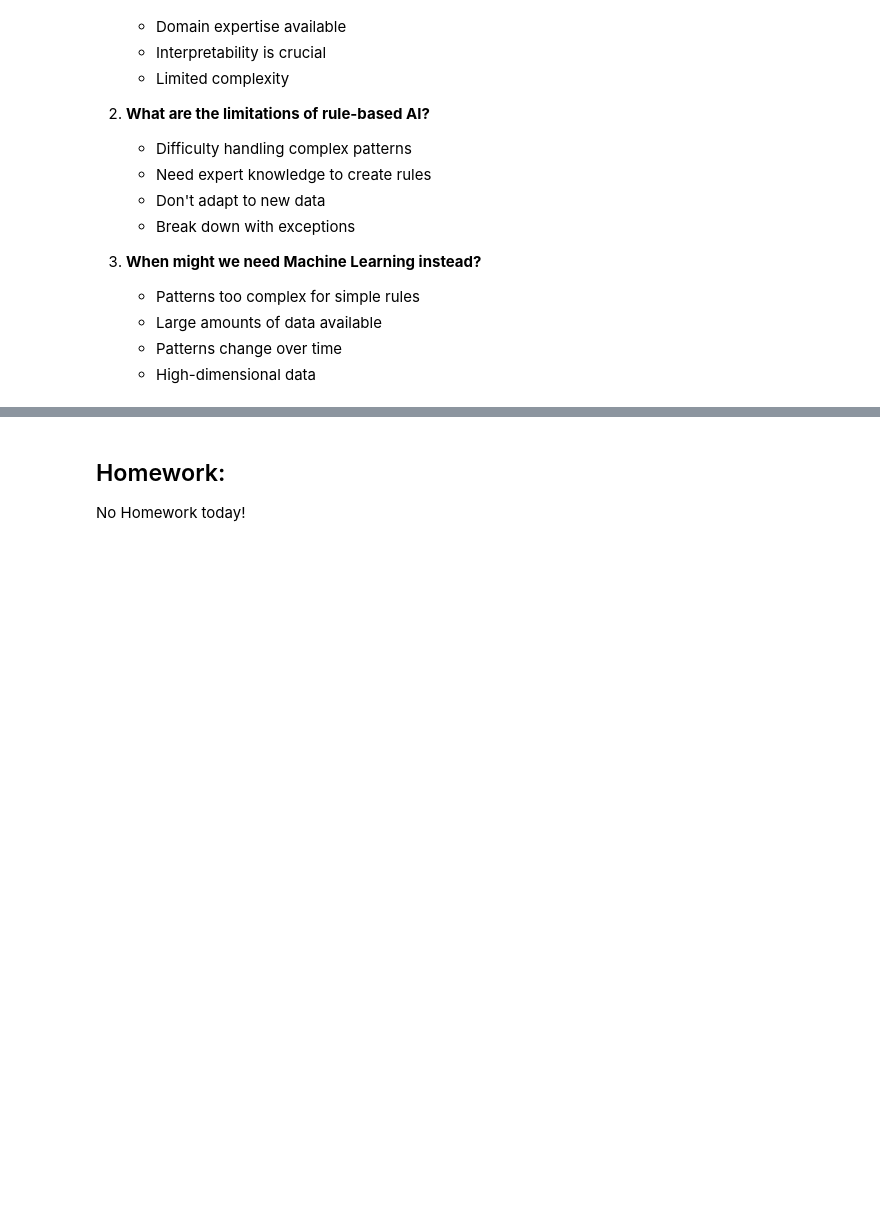
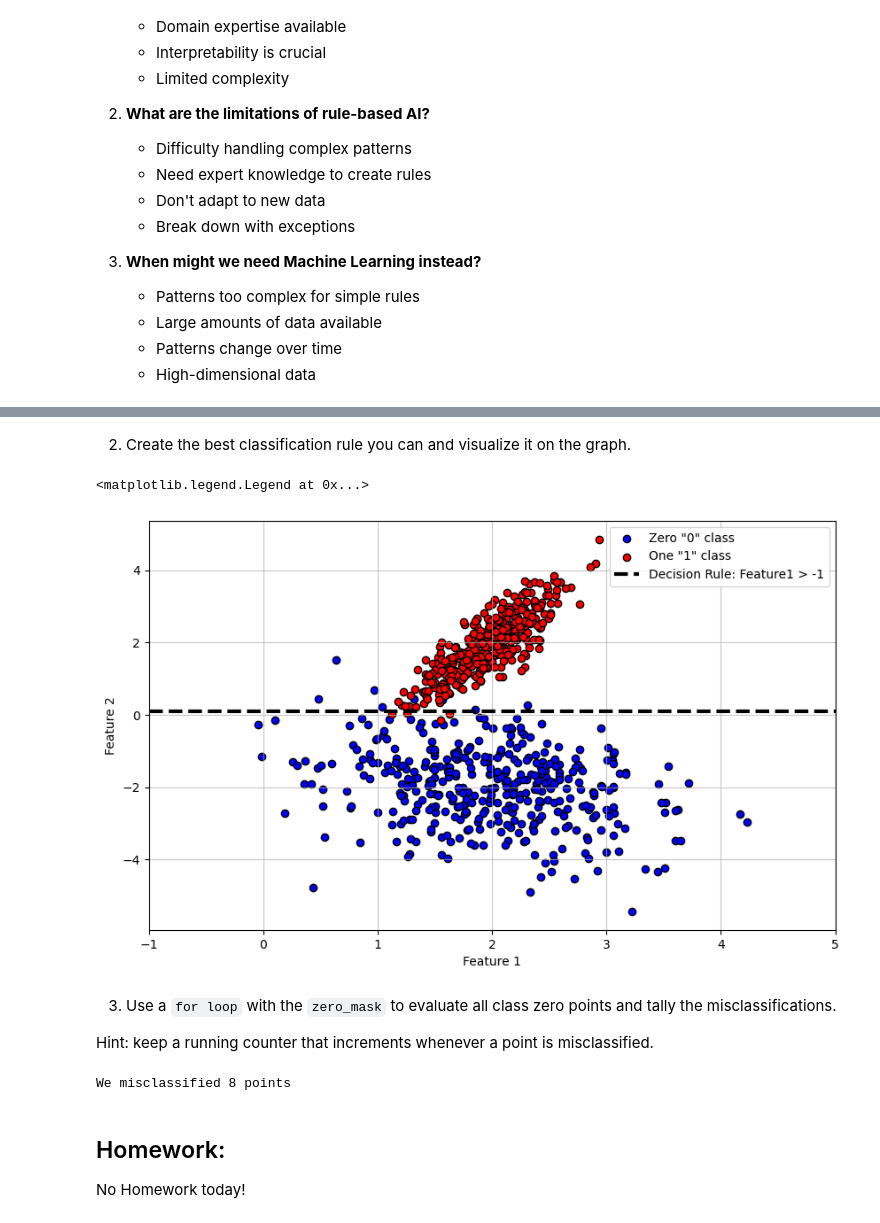
Before and after one commit to KubaJerz/VLab_AI_ML_Training, a Jupyter notebook: summer25-workshop/00AI_not_ML.ipynb, the cells around one changed output, grey strips where cells are left out. Saved outputs shown, nothing was run; the diff lists cells and outputs as text; code cells hidden in the pictures; blank space fills up the shorter version.

```diff
--- a/summer25-workshop/00AI_not_ML.ipynb
+++ b/summer25-workshop/00AI_not_ML.ipynb
@@ -755,3 +736,41 @@ Expensive houses: 400 (50.0%)
+# %% [markdown]
+2. Create the best classification rule you can and visualize it on the graph.
+# %%
+#Lets say we pick Feature 2 > 0.1 == Red Class else Blue Class
+
+plt.figure(figsize=(10,6))
+plt.scatter(X[zero_mask, 0] , X[zero_mask, 1], c='blue', edgecolors='k' , label='Zero "0" class')
+plt.scatter(X[~zero_mask, 0] , X[~zero_mask, 1], c='red', edgecolors='k' , label='One "1" class')
+plt.hlines(0.1, xmin=-1, xmax=5, color='black', linestyle='--', linewidth=3, label=f'Decision Rule: Feature1 > -1') #New line we added
+plt.xlim(-1,5) #New line we added
+plt.xlabel('Feature 1')
+plt.ylabel('Feature 2')
+plt.grid(alpha = 0.7)
+plt.legend()
+# %% [output]
+<matplotlib.legend.Legend at 0x...>
+[figure, added]
+# %% [markdown]
+3. Use a `for loop` with the `zero_mask` to evaluate all class zero points and tally the misclassifications.
+
+Hint: keep a running counter that increments whenever a point is misclassified.
+# %%
+misclassified_count = 0
+
+class_zero_points = X[zero_mask]
+
+for point in class_zero_points:
+
+    # Apply the rule we decided on (In our case it was "Feature 2" > 0.1
+    if point[1] > 0.1: #0.1 was ther threshold we decided on
+        # We would classify this as a "1" but these are all "0"s, indicating a misclassification.
+        misclassified_count += 1
+    else:
+        continue # This point was correctly classified as a 1, so we proceed.
+
+print(f"We misclassified {misclassified_count} points")
+# %% [output]
+We misclassified 8 points
 # %% [markdown]
 ## Homework:
 
```
Also changed, not shown: parts of 14 cells of this notebook.
